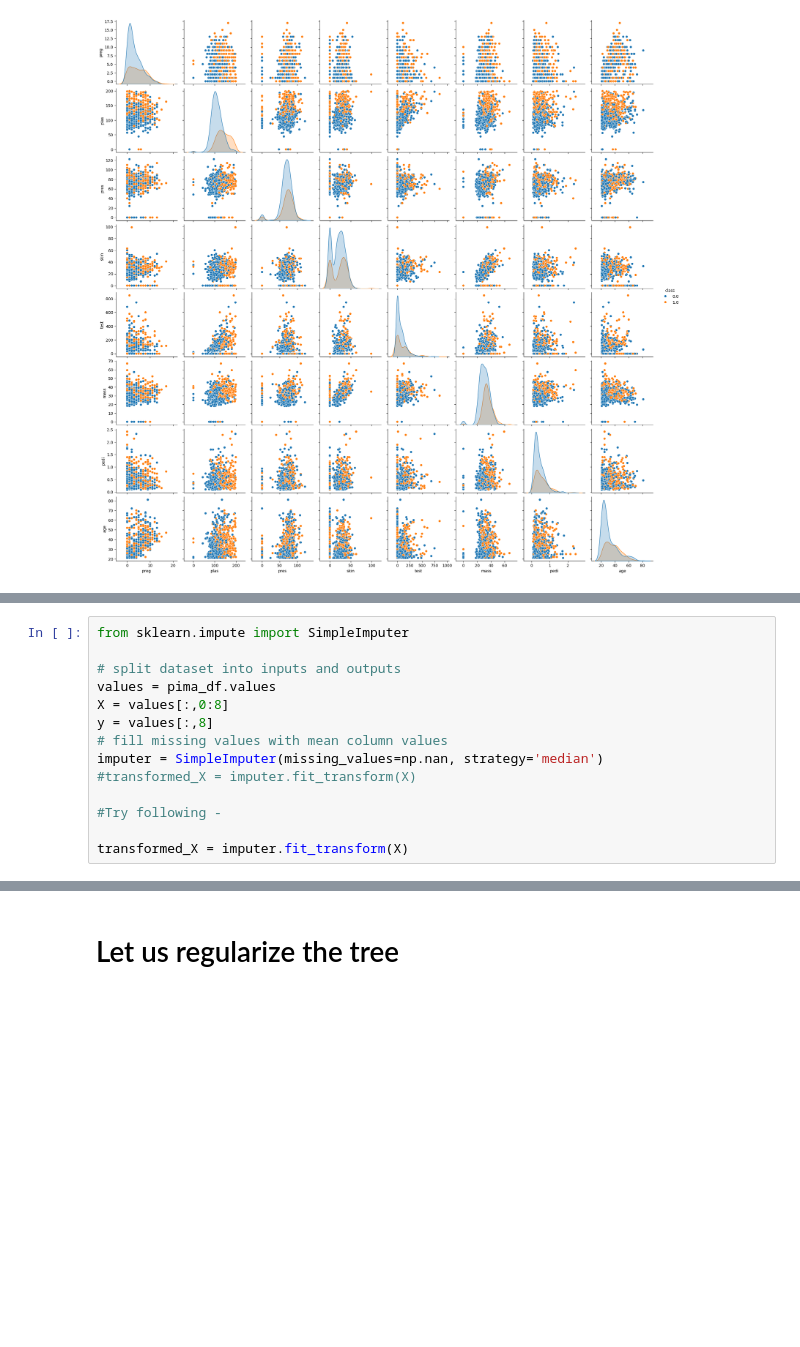
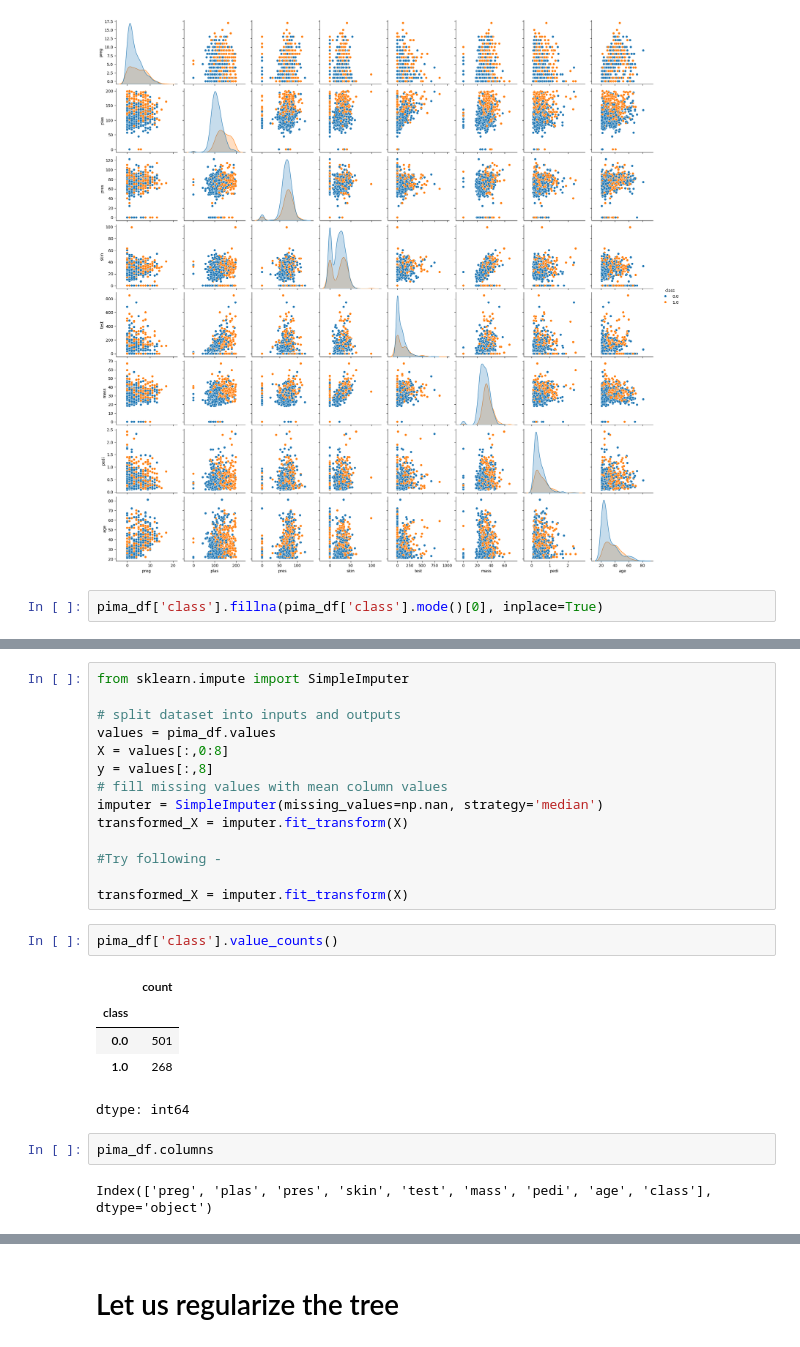
Before and after one commit to Rajesh2015/Feature-Engineering-And-Cross-Validation, a Jupyter notebook: Feature Engineering/imputed_Pima_class_work.ipynb, the cells around one changed output, grey strips where cells are left out. Drawn from its saved outputs; the diff is of its cells as text; blank space fills up the shorter version.

```diff
--- a/Feature Engineering/imputed_Pima_class_work.ipynb
+++ b/Feature Engineering/imputed_Pima_class_work.ipynb
@@ -68,3 +68,5 @@ import seaborn as sns
 sns.pairplot(pima_df , hue='class' , diag_kind = 'kde');
 # %% [output]
 [figure]
+# %%
+pima_df['class'].fillna(pima_df['class'].mode()[0], inplace=True)
@@ -77,11 +86,23 @@ X = values[:,0:8]
 y = values[:,8]
 # fill missing values with mean column values
 imputer = SimpleImputer(missing_values=np.nan, strategy='median')
-#transformed_X = imputer.fit_transform(X)
+transformed_X = imputer.fit_transform(X)
 
 #Try following -
 
 transformed_X = imputer.fit_transform(X)
+# %%
+pima_df['class'].value_counts()
+# %% [output]
+|  | count |
+| class |  |
+| 0.0 | 501 |
+| 1.0 | 268 |
+dtype: int64
+# %%
+pima_df.columns
+# %% [output]
+Index(['preg', 'plas', 'pres', 'skin', 'test', 'mass', 'pedi', 'age', 'class'], dtype='object')
 # %%
 
 test_size = 0.30 # taking 70:30 training and test set
```
Also changed, not shown: parts of 8 cells of this notebook.
